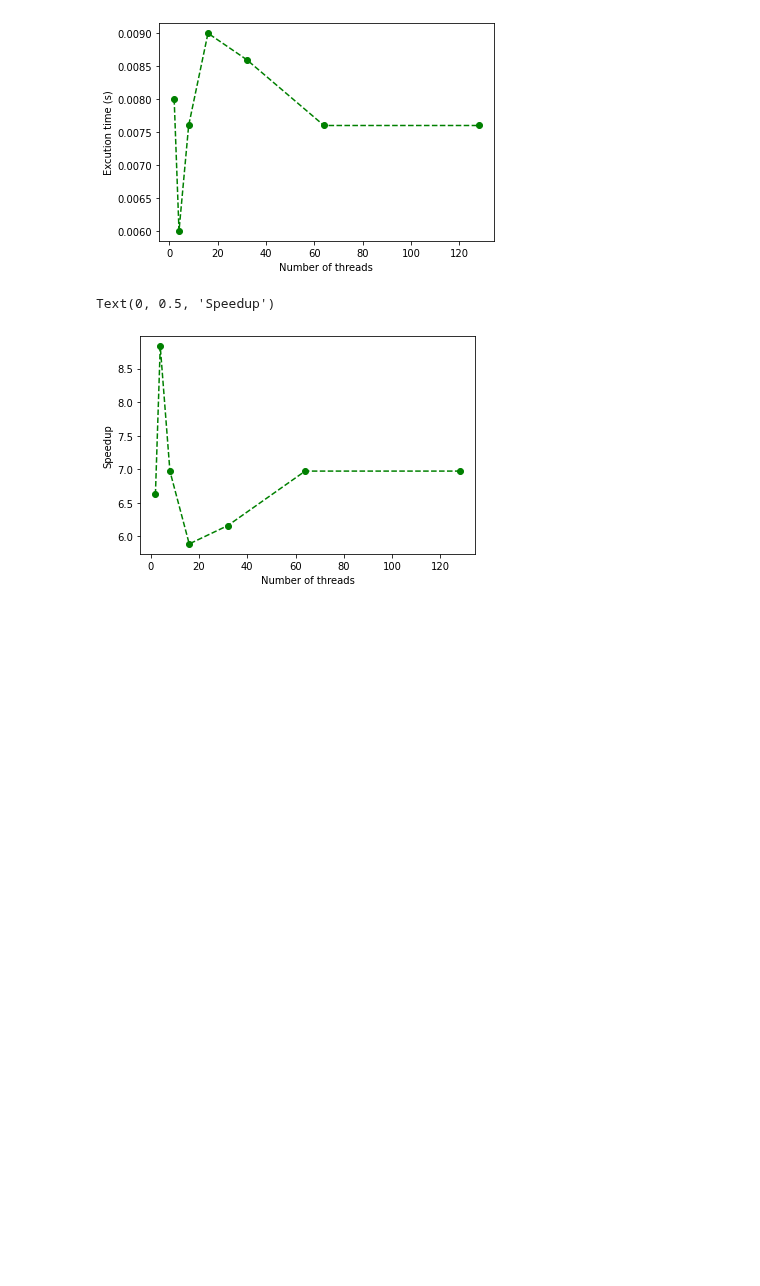
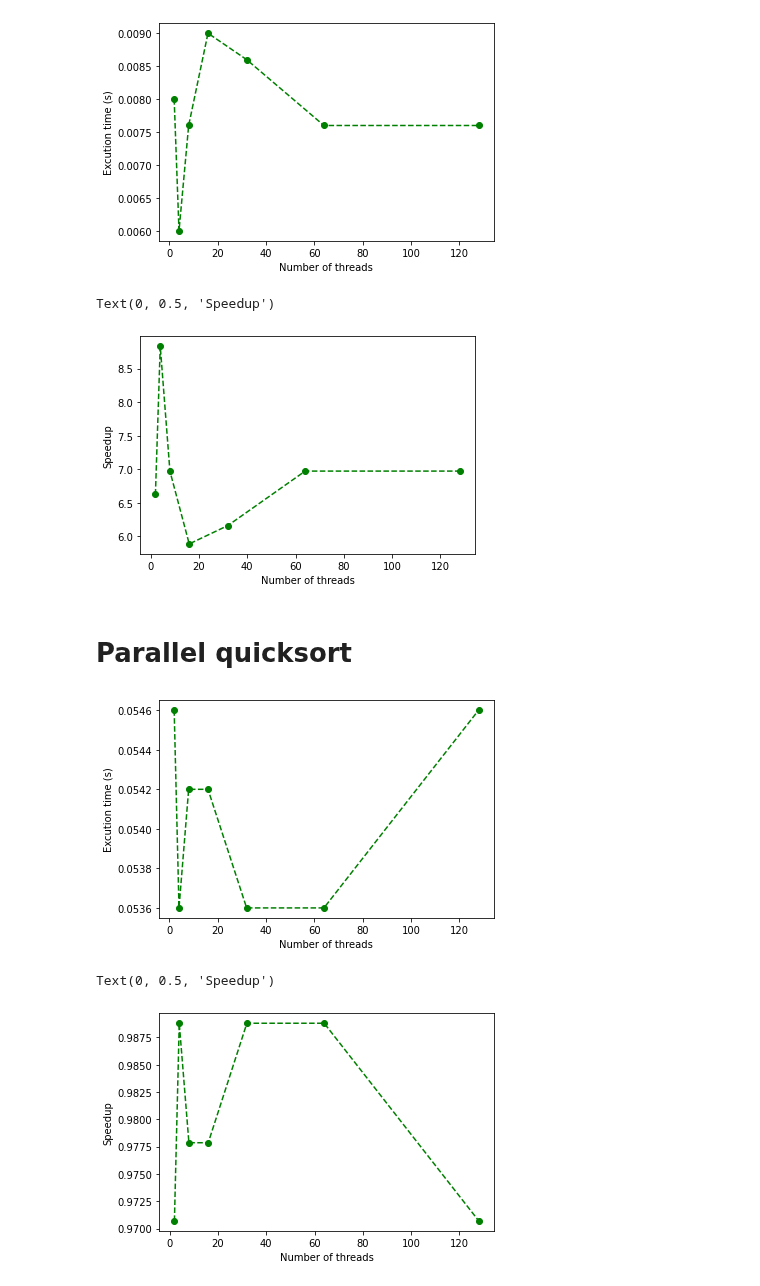
Before and after one commit to mcpeixoto/Parallel-Computing-Project, a Jupyter notebook: graficos3.ipynb, the cells around one changed output. Cells and saved outputs as stored; diff of their text form; code cells hidden in the pictures; blank space fills up the shorter version.

```diff
--- a/graficos3.ipynb
+++ b/graficos3.ipynb
@@ -124,3 +124,32 @@ plt.ylabel('Speedup')
 [figure]
 Text(0, 0.5, 'Speedup')
 [figure]
+# %% [markdown]
+# Parallel quicksort
+# %%
+# a tua versão
+Gabi = True
+if Gabi:
+    df_original = pd.read_csv(r"C:\Users\mgabi\Documents\terceiro ano\paralela\Trabalho\PPGraficos\data\parallel_quicksort.csv")
+else:
+    df_original = pd.read_csv("/home/acujl/Desktop/PPGraficos/data/parallel_2_loop_schedule.csv")
+df_original.columns = ["threads", "len_vector", "num_buckets", "execution_time"]
+
+# Drop rows with duplicates on threads, len_vector and num_buckets
+df_original = df_original.drop_duplicates(subset=["threads", "len_vector", "num_buckets"])
+
+df = df_original[df_original["num_buckets"] == 10]
+dff = df[df["len_vector"]==100000]
+
+plt.plot(dff.threads,dff.execution_time,'--go')
+plt.xlabel('Number of threads')
+plt.ylabel('Excution time (s)')
+plt.show()
+tempo_seq =5.30E-02
+plt.plot(dff.threads,tempo_seq/dff.execution_time,'--go')
+plt.xlabel('Number of threads')
+plt.ylabel('Speedup')
+# %% [output]
+[figure, added]
+Text(0, 0.5, 'Speedup')
+[figure, added]
```
Also changed, not shown: parts of 2 cells of this notebook, 3 other files.
